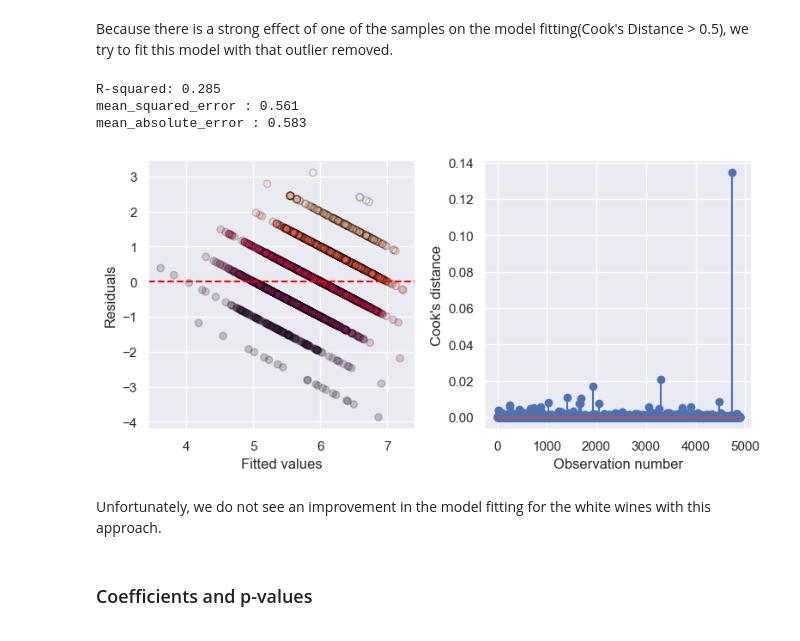
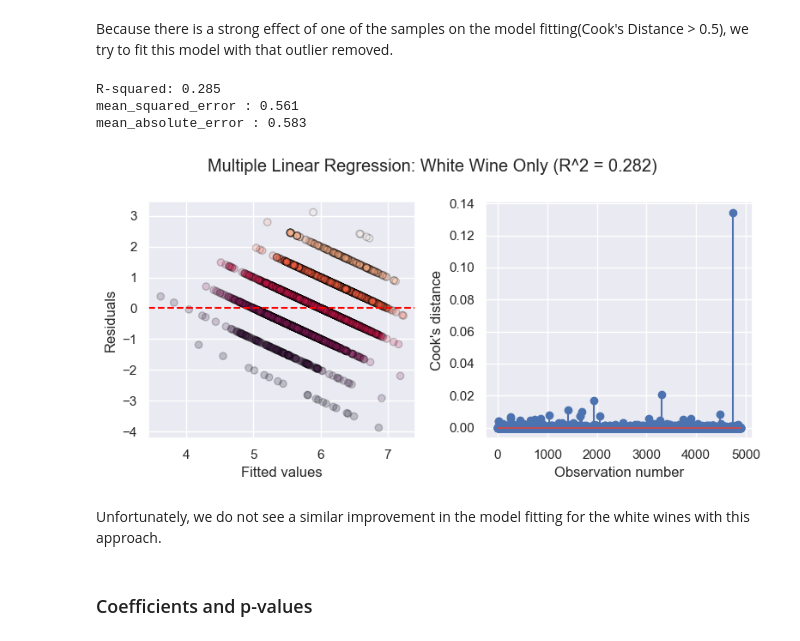
Before and after one commit to pittachalk/ebi02156, a Jupyter notebook: main.ipynb, the cells around one changed output. Drawn from its saved outputs; the diff is of its cells as text; code cells hidden in the pictures.

```diff
--- a/main.ipynb
+++ b/main.ipynb
@@ -363,20 +372,23 @@ Because there is a strong effect of one of the samples on the model fitting(Cook
 # %%
 # model for white wine with the outlier removed
 bool_filter = model_white.get_influence().cooks_distance[0] < 0.5
 df_white_filt = df_white.loc[bool_filter]
 
 X = df_white_filt.drop(['quality', 'wine_type'], axis = 1)
 Y = df_white_filt['quality']
 model_white_filt =  multiple_linear_regression(X, Y)
 evaluate_model_performance(model_white_filt)
 _ = evaluate_residuals(model_white_filt, Y)
+plt.suptitle(f"Multiple Linear Regression: White Wine Only (R^2 = {model_white.rsquared:.3f})")
+plt.tight_layout()
+plt.savefig(f'output/q5-model_white.pdf')
 # %% [output]
 R-squared: 0.285
 mean_squared_error : 0.561
 mean_absolute_error : 0.583
-[figure, old version]
+[figure, new version]
 # %% [markdown]
-Unfortunately, we do not see an improvement in the model fitting for the white wines with this approach.
+Unfortunately, we do not see a similar improvement in the model fitting for the white wines with this approach.
 # %% [markdown]
 ### Coefficients and p-values
 # %%
```
Also changed, not shown: parts of 5 cells of this notebook.
